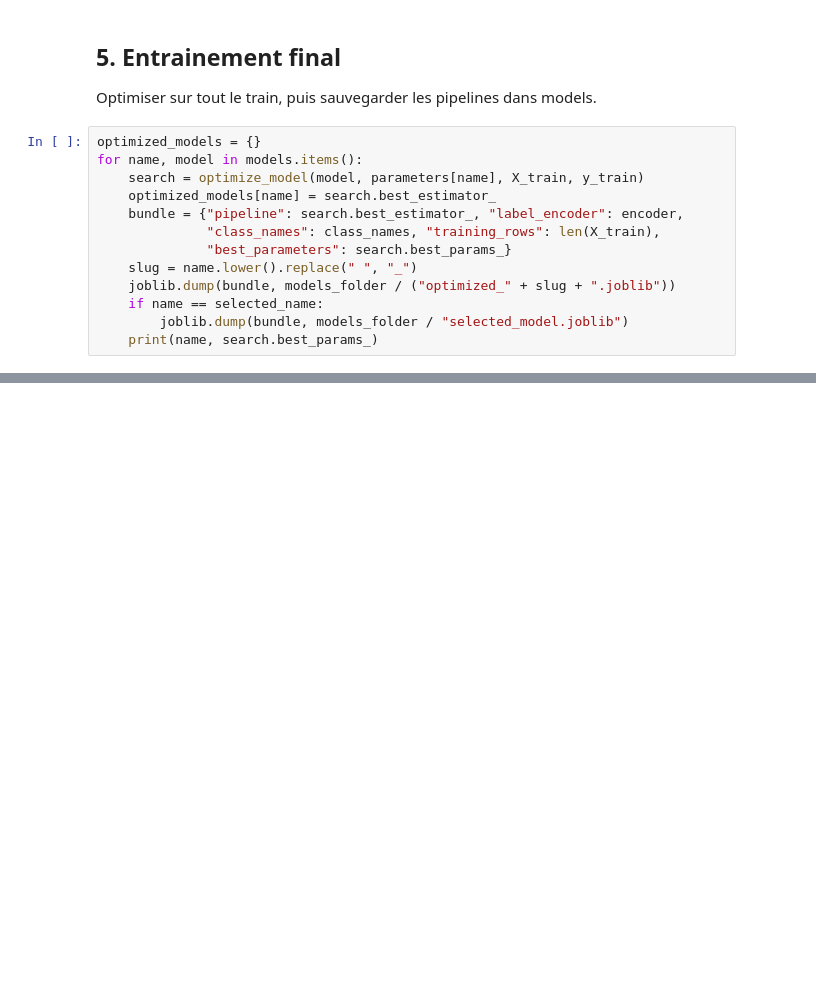
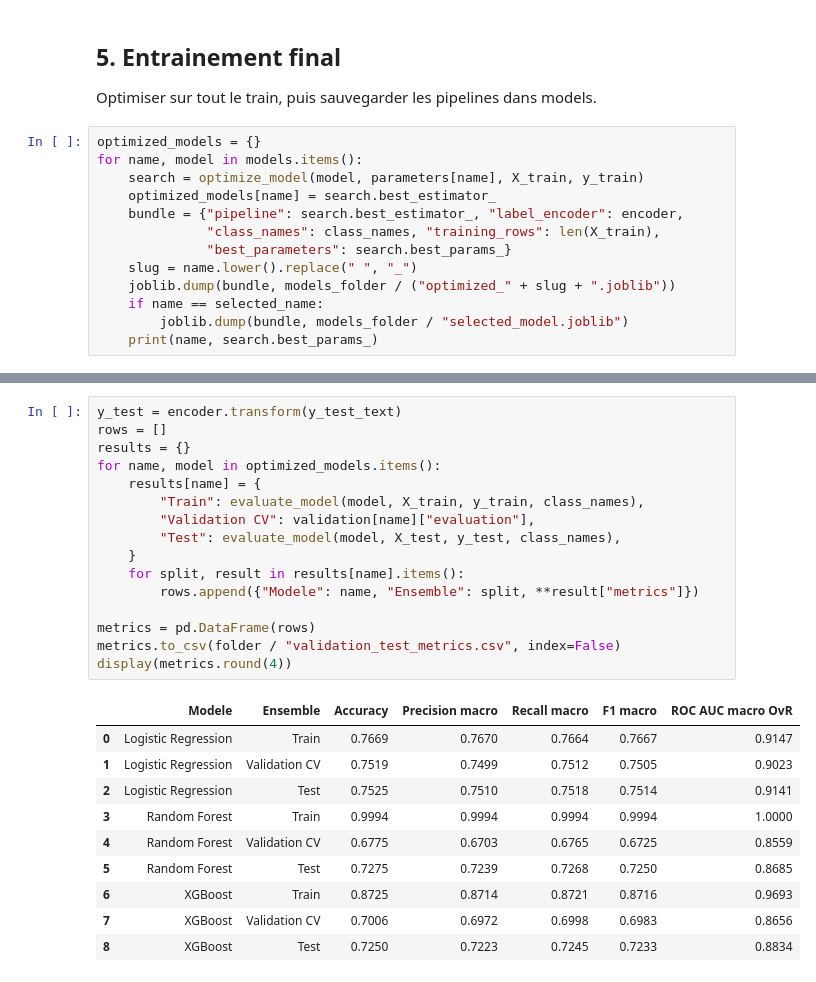
Before and after one commit to ayouberrak2/Jury-Blanc, a Jupyter notebook: notebooks/03_optimisation.ipynb, the cells around one changed output, grey strips where cells are left out. Drawn from its saved outputs; the diff is of its cells as text; blank space fills up the shorter version.

```diff
--- a/notebooks/03_optimisation.ipynb
+++ b/notebooks/03_optimisation.ipynb
@@ -177,0 +182,27 @@ for name, model in models.items():
+# %%
+y_test = encoder.transform(y_test_text)
+rows = []
+results = {}
+for name, model in optimized_models.items():
+    results[name] = {
+        "Train": evaluate_model(model, X_train, y_train, class_names),
+        "Validation CV": validation[name]["evaluation"],
+        "Test": evaluate_model(model, X_test, y_test, class_names),
+    }
+    for split, result in results[name].items():
+        rows.append({"Modele": name, "Ensemble": split, **result["metrics"]})
+
+metrics = pd.DataFrame(rows)
+metrics.to_csv(folder / "validation_test_metrics.csv", index=False)
+display(metrics.round(4))
+# %% [output]
+|  | Modele | Ensemble | Accuracy | Precision macro | Recall macro | F1 macro | ROC AUC macro OvR |
+| 0 | Logistic Regression | Train | 0.7669 | 0.7670 | 0.7664 | 0.7667 | 0.9147 |
+| 1 | Logistic Regression | Validation CV | 0.7519 | 0.7499 | 0.7512 | 0.7505 | 0.9023 |
+| 2 | Logistic Regression | Test | 0.7525 | 0.7510 | 0.7518 | 0.7514 | 0.9141 |
+| 3 | Random Forest | Train | 0.9994 | 0.9994 | 0.9994 | 0.9994 | 1.0000 |
+| 4 | Random Forest | Validation CV | 0.6775 | 0.6703 | 0.6765 | 0.6725 | 0.8559 |
+| 5 | Random Forest | Test | 0.7275 | 0.7239 | 0.7268 | 0.7250 | 0.8685 |
+| 6 | XGBoost | Train | 0.8725 | 0.8714 | 0.8721 | 0.8716 | 0.9693 |
+| 7 | XGBoost | Validation CV | 0.7006 | 0.6972 | 0.6998 | 0.6983 | 0.8656 |
+| 8 | XGBoost | Test | 0.7250 | 0.7223 | 0.7245 | 0.7233 | 0.8834 |
```
Also changed, not shown: parts of 4 cells of this notebook.
